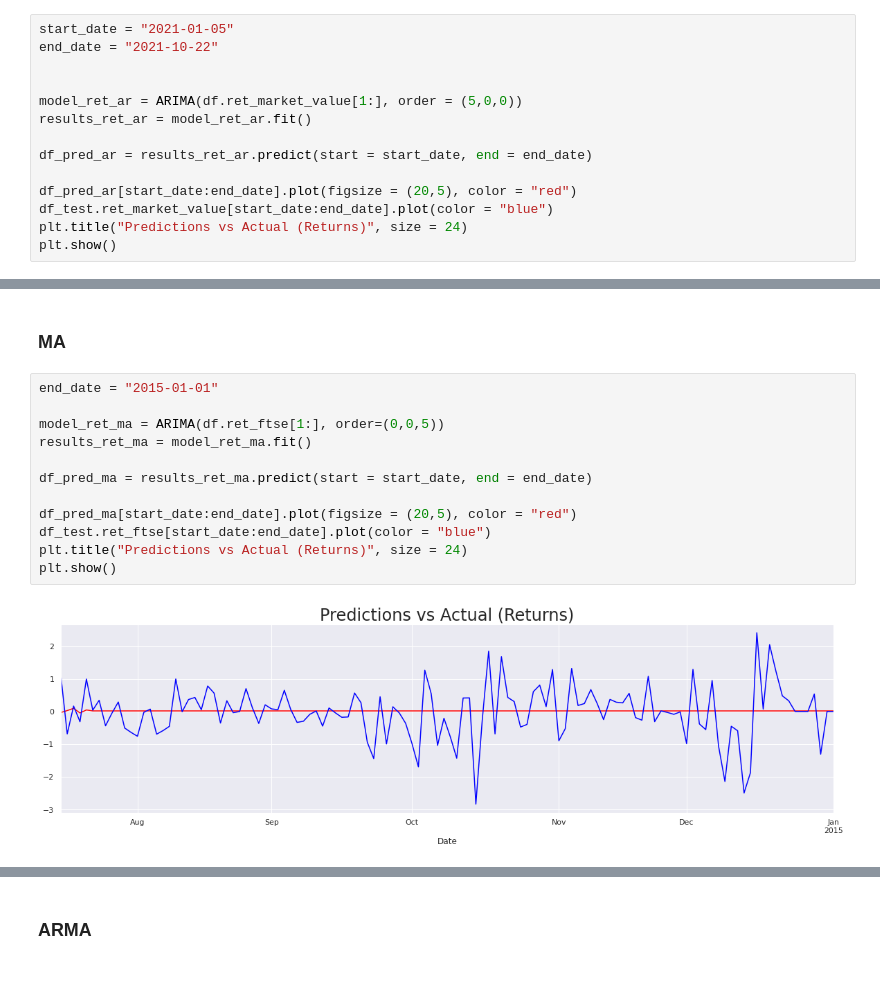
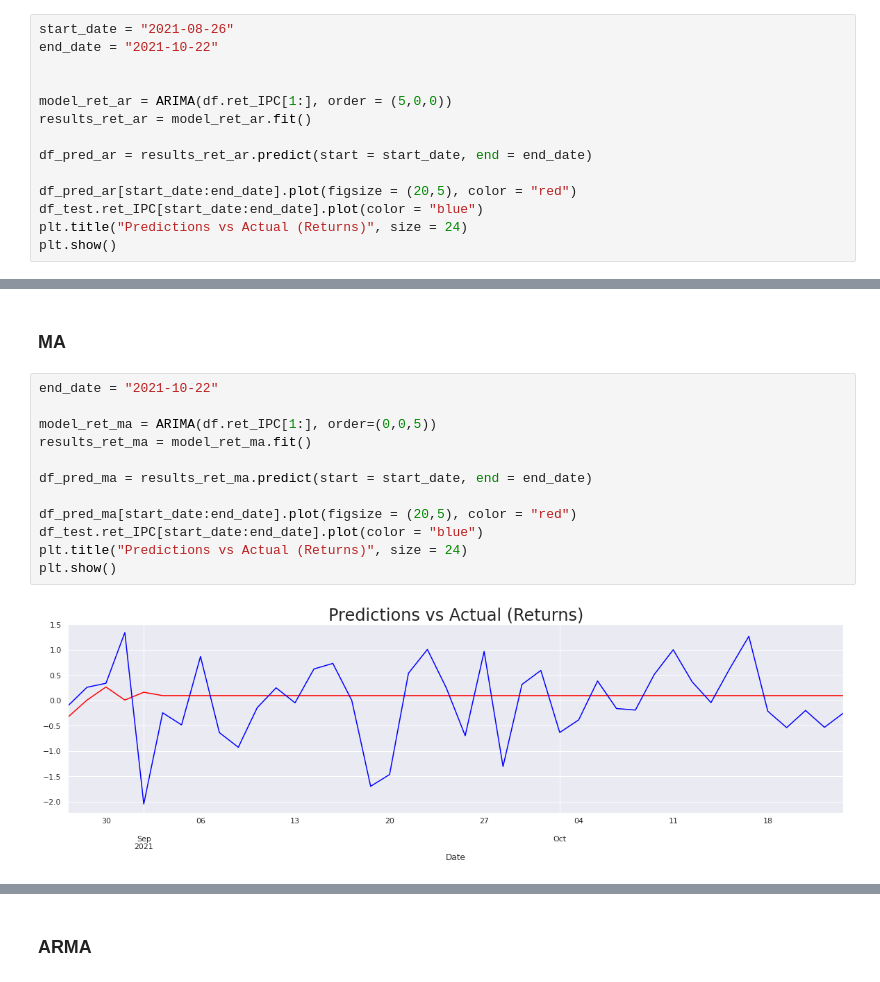
Before and after one commit to jjsalazarr/curso-series-temporales, a Jupyter notebook: 12. Prediciendo el futuro/Python/16_PrediciendoFuturo.ipynb, the cells around one changed output, grey strips where cells are left out. Saved outputs shown, nothing was run; the diff lists cells and outputs as text.

```diff
--- a/12. Prediciendo el futuro/Python/16_PrediciendoFuturo.ipynb
+++ b/12. Prediciendo el futuro/Python/16_PrediciendoFuturo.ipynb
@@ -187,17 +183,17 @@ plt.show()
 # %% [markdown]
 ### Using Returns Instead
 # %%
-start_date = "2021-01-05"
+start_date = "2021-08-26"
 end_date = "2021-10-22"
 
 
-model_ret_ar = ARIMA(df.ret_market_value[1:], order = (5,0,0))
+model_ret_ar = ARIMA(df.ret_IPC[1:], order = (5,0,0))
 results_ret_ar = model_ret_ar.fit()
 
 df_pred_ar = results_ret_ar.predict(start = start_date, end = end_date)
 
 df_pred_ar[start_date:end_date].plot(figsize = (20,5), color = "red")
-df_test.ret_market_value[start_date:end_date].plot(color = "blue")
+df_test.ret_IPC[start_date:end_date].plot(color = "blue")
 plt.title("Predictions vs Actual (Returns)", size = 24)
 plt.show()
 # %% [output]
@@ -230,19 +226,19 @@ Roots
 # %% [markdown]
 ### MA
 # %%
-end_date = "2015-01-01"
+end_date = "2021-10-22"
 
-model_ret_ma = ARIMA(df.ret_ftse[1:], order=(0,0,5))
+model_ret_ma = ARIMA(df.ret_IPC[1:], order=(0,0,5))
 results_ret_ma = model_ret_ma.fit()
 
 df_pred_ma = results_ret_ma.predict(start = start_date, end = end_date)
 
 df_pred_ma[start_date:end_date].plot(figsize = (20,5), color = "red")
-df_test.ret_ftse[start_date:end_date].plot(color = "blue")
+df_test.ret_IPC[start_date:end_date].plot(color = "blue")
 plt.title("Predictions vs Actual (Returns)", size = 24)
 plt.show()
 # %% [output]
-[figure, old version]
+[figure, new version]
 # %%
 results_ret_ma.summary()
 # %% [output]
```
Also changed, not shown: parts of 18 cells of this notebook.
